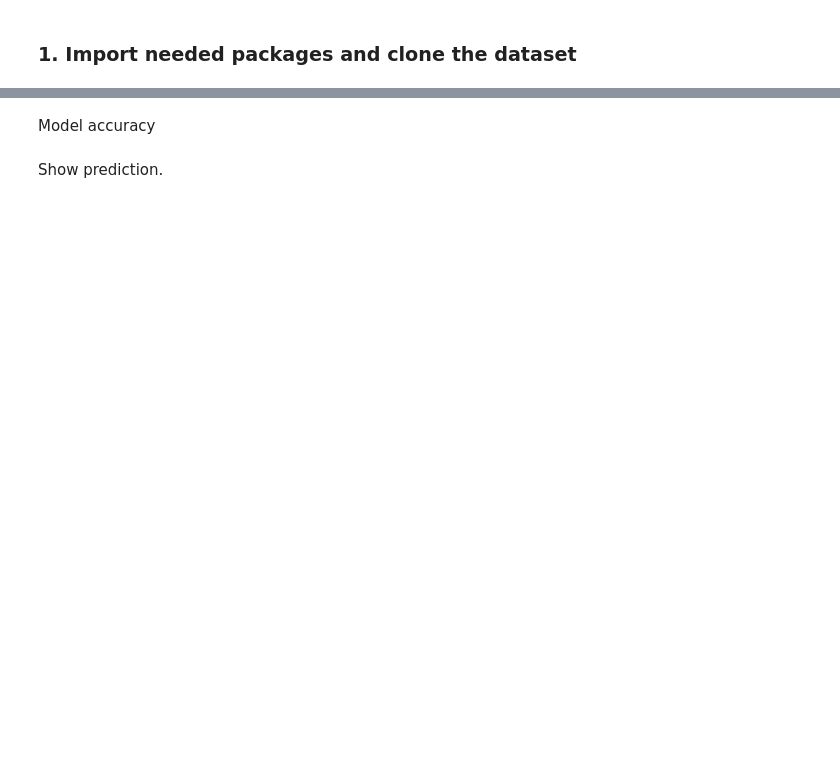
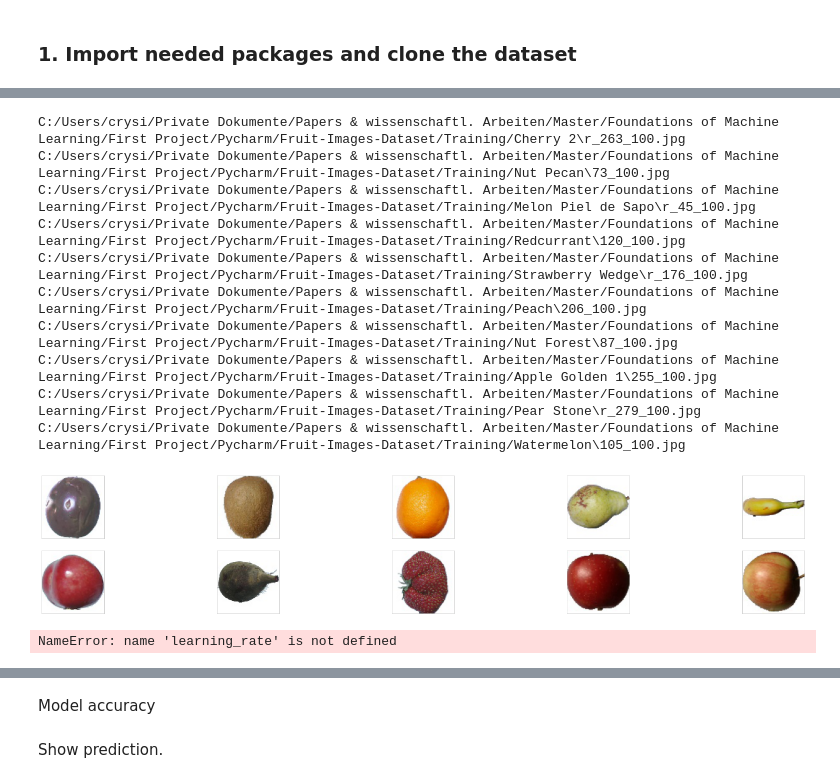
Before and after one commit to AdrianoGomes99/ImageClassification, a Jupyter notebook: CNN.ipynb, the cells around one changed output, grey strips where cells are left out. Drawn from its saved outputs; the diff is of its cells as text; code cells hidden in the pictures; blank space fills up the shorter version.

```diff
--- a/CNN.ipynb
+++ b/CNN.ipynb
@@ -59,0 +157,18 @@ KeyboardInterrupt:
+# %%
+fig = plt.figure(figsize =(30,5))
+for i in range(10):
+    ax = fig.add_subplot(2,5,i+1,xticks=[],yticks=[])
+    ax.imshow(np.squeeze(train_images_array[i]))
+    print(names_train[i])
+# %% [output]
+C:/Users/crysi/Private Dokumente/Papers & wissenschaftl. Arbeiten/Master/Foundations of Machine Learning/First Project/Pycharm/Fruit-Images-Dataset/Training/Cherry 2\r_263_100.jpg
+C:/Users/crysi/Private Dokumente/Papers & wissenschaftl. Arbeiten/Master/Foundations of Machine Learning/First Project/Pycharm/Fruit-Images-Dataset/Training/Nut Pecan\73_100.jpg
+C:/Users/crysi/Private Dokumente/Papers & wissenschaftl. Arbeiten/Master/Foundations of Machine Learning/First Project/Pycharm/Fruit-Images-Dataset/Training/Melon Piel de Sapo\r_45_100.jpg
+C:/Users/crysi/Private Dokumente/Papers & wissenschaftl. Arbeiten/Master/Foundations of Machine Learning/First Project/Pycharm/Fruit-Images-Dataset/Training/Redcurrant\120_100.jpg
+C:/Users/crysi/Private Dokumente/Papers & wissenschaftl. Arbeiten/Master/Foundations of Machine Learning/First Project/Pycharm/Fruit-Images-Dataset/Training/Strawberry Wedge\r_176_100.jpg
+C:/Users/crysi/Private Dokumente/Papers & wissenschaftl. Arbeiten/Master/Foundations of Machine Learning/First Project/Pycharm/Fruit-Images-Dataset/Training/Peach\206_100.jpg
+C:/Users/crysi/Private Dokumente/Papers & wissenschaftl. Arbeiten/Master/Foundations of Machine Learning/First Project/Pycharm/Fruit-Images-Dataset/Training/Nut Forest\87_100.jpg
+C:/Users/crysi/Private Dokumente/Papers & wissenschaftl. Arbeiten/Master/Foundations of Machine Learning/First Project/Pycharm/Fruit-Images-Dataset/Training/Apple Golden 1\255_100.jpg
+C:/Users/crysi/Private Dokumente/Papers & wissenschaftl. Arbeiten/Master/Foundations of Machine Learning/First Project/Pycharm/Fruit-Images-Dataset/Training/Pear Stone\r_279_100.jpg
+C:/Users/crysi/Private Dokumente/Papers & wissenschaftl. Arbeiten/Master/Foundations of Machine Learning/First Project/Pycharm/Fruit-Images-Dataset/Training/Watermelon\105_100.jpg
+[figure, added]
@@ -60,3 +211,9 @@ KeyboardInterrupt:
+# %%
+optimizer = Adadelta(lr=learning_rate)
+model.compile(optimizer=optimizer, loss='sparse_categorical_crossentropy', metrics=['acc'])
+learning_rate_reduction= ReduceLROnPlateau(monitor ='loss', patience =patience , verbose =verbose ,factor=learning_rate_reduction_factor,min_lr=min_learning_rate)
+# %% [output]
+NameError: name 'learning_rate' is not defined
 # %%
 import csv
 import pandas as pd
```
Also changed, not shown: parts of 51 cells of this notebook.
